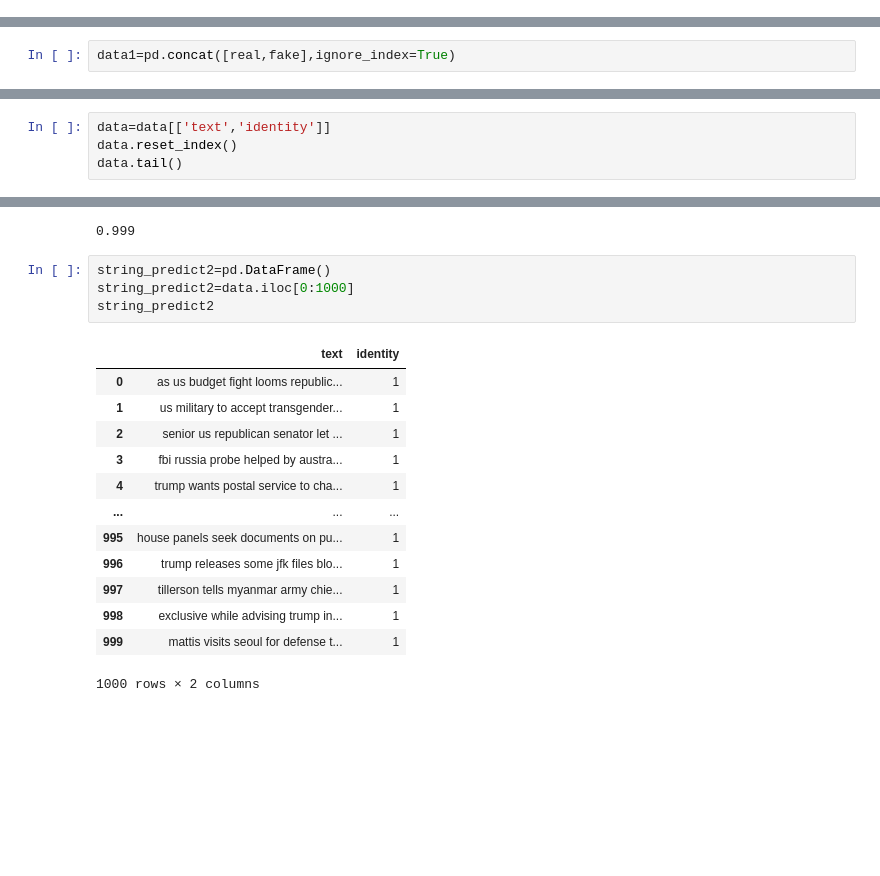
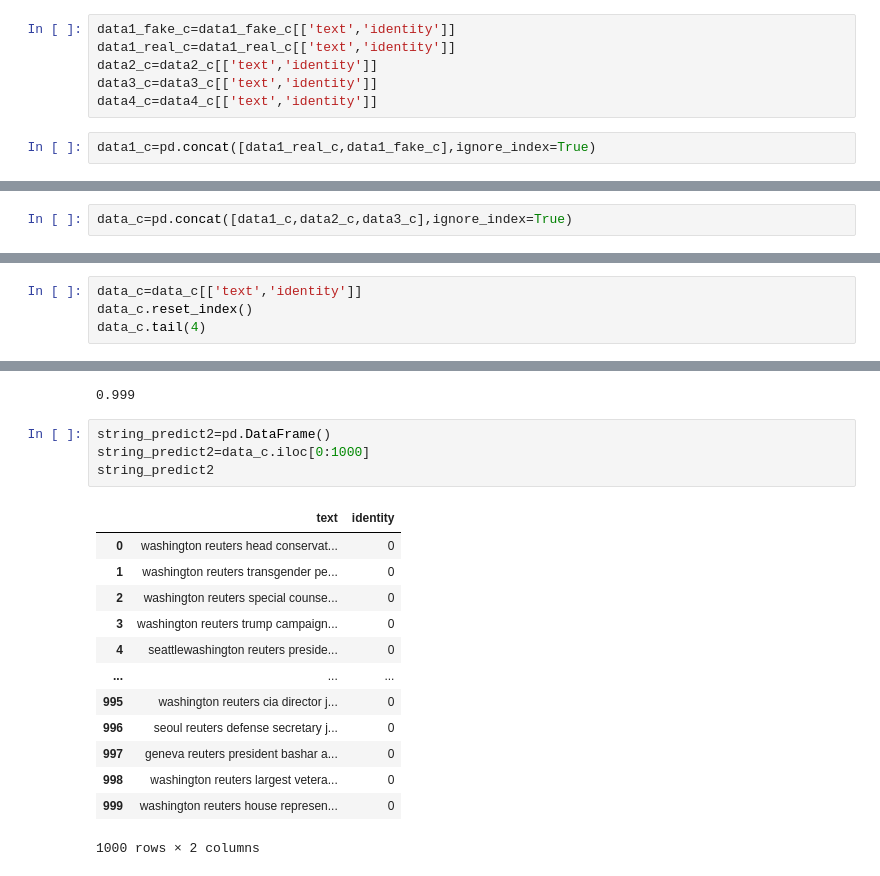
Before and after one commit to MobiusYeeitus/FakeNewsDetection, a Jupyter notebook: FakeNewsDetectionUsingLSTMExperimental.ipynb, the cells around one changed output, grey strips where cells are left out. Saved outputs shown, nothing was run; the diff lists cells and outputs as text; blank space fills up the shorter version.

```diff
--- a/FakeNewsDetectionUsingLSTMExperimental.ipynb
+++ b/FakeNewsDetectionUsingLSTMExperimental.ipynb
@@ -172 +372,9 @@ real=real[['text','identity']]
+# %%
+data1_fake_c=data1_fake_c[['text','identity']]
+data1_real_c=data1_real_c[['text','identity']]
+data2_c=data2_c[['text','identity']]
+data3_c=data3_c[['text','identity']]
+data4_c=data4_c[['text','identity']]
+# %%
+data1_c=pd.concat([data1_real_c,data1_fake_c],ignore_index=True)
 # %%
@@ -178,2 +388,2 @@ fake.tail(2)
 # %%
-data1=pd.concat([real,fake],ignore_index=True)
+data_c=pd.concat([data1_c,data2_c,data3_c],ignore_index=True)
@@ -198,6 +390,6 @@ data.tail(4)
 # %%
-data=data[['text','identity']]
-data.reset_index()
-data.tail()
+data_c=data_c[['text','identity']]
+data_c.reset_index()
+data_c.tail(4)
 # %% [output]
 |  | text | identity |
@@ -348,21 +582,21 @@ accuracy_score(string_predict1_res,string_predict1['identity'])
 0.999
 # %%
 string_predict2=pd.DataFrame()
-string_predict2=data.iloc[0:1000]
+string_predict2=data_c.iloc[0:1000]
 string_predict2
 # %% [output]
 |  | text | identity |
-| 0 | as us budget fight looms republic... | 1 |
-| 1 | us military to accept transgender... | 1 |
-| 2 | senior us republican senator let ... | 1 |
-| 3 | fbi russia probe helped by austra... | 1 |
-| 4 | trump wants postal service to cha... | 1 |
+| 0 | washington reuters head conservat... | 0 |
+| 1 | washington reuters transgender pe... | 0 |
+| 2 | washington reuters special counse... | 0 |
+| 3 | washington reuters trump campaign... | 0 |
+| 4 | seattlewashington reuters preside... | 0 |
 | ... | ... | ... |
-| 995 | house panels seek documents on pu... | 1 |
-| 996 | trump releases some jfk files blo... | 1 |
-| 997 | tillerson tells myanmar army chie... | 1 |
-| 998 | exclusive while advising trump in... | 1 |
-| 999 | mattis visits seoul for defense t... | 1 |
+| 995 | washington reuters cia director j... | 0 |
+| 996 | seoul reuters defense secretary j... | 0 |
+| 997 | geneva reuters president bashar a... | 0 |
+| 998 | washington reuters largest vetera... | 0 |
+| 999 | washington reuters house represen... | 0 |
 1000 rows × 2 columns
 # %%
 X=tokenizer.texts_to_sequences(texts=string_predict2['text'])
```
Also changed, not shown: parts of 123 cells of this notebook.
